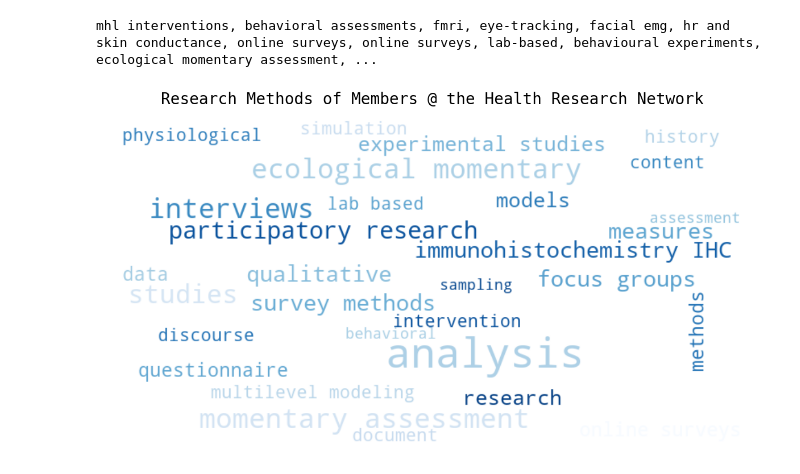
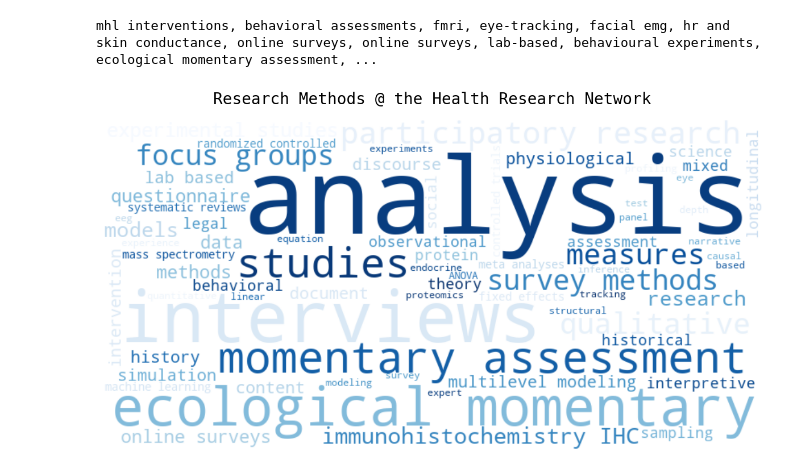
Before and after one commit to lakhi/health_in_society_research_network, a Jupyter notebook: notebooks/word_clouds.ipynb, the cells around one changed output. Drawn from its saved outputs; the diff is of its cells as text; code cells hidden in the pictures.

```diff
--- a/notebooks/word_clouds.ipynb
+++ b/notebooks/word_clouds.ipynb
@@ -316,17 +314,17 @@ print(rm_keywords_text)
 # %% [output]
 mhl interventions, behavioral assessments, fmri, eye-tracking, facial emg, hr and skin conductance, online surveys, online surveys, lab-based, behavioural experiments, ecological momentary assessment, ...
 # %%
-wordcloud = WordCloud(width=800, height=400, max_font_size=50, max_words=30, colormap='Blues', background_color='white').generate(rm_keywords_text)
+wordcloud = WordCloud(width=800, height=400, max_words=70, colormap='Blues', background_color='white').generate(rm_keywords_text)
 plt.figure()
 
 plt.imshow(wordcloud, interpolation='bilinear')
 plt.gcf().set_size_inches(15, 12)
 plt.axis("off")
-plt.title("Research Methods of Members @ the Health Research Network", fontsize=20, fontfamily='monospace', pad=20)
+plt.title("Research Methods @ the Health Research Network", fontsize=20, fontfamily='monospace', pad=20)
 
 plt.show()
 # %% [output]
-[figure, old version]
+[figure, new version]
 # %%
 import numpy as np
 from matplotlib.colors import LinearSegmentedColormap
```
Also changed, not shown: parts of 3 cells of this notebook, 7 other files.
